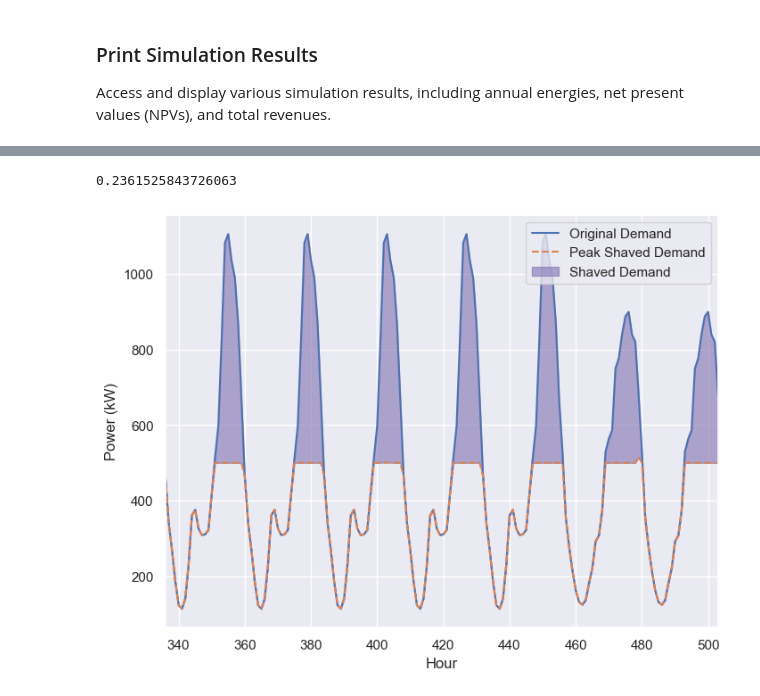
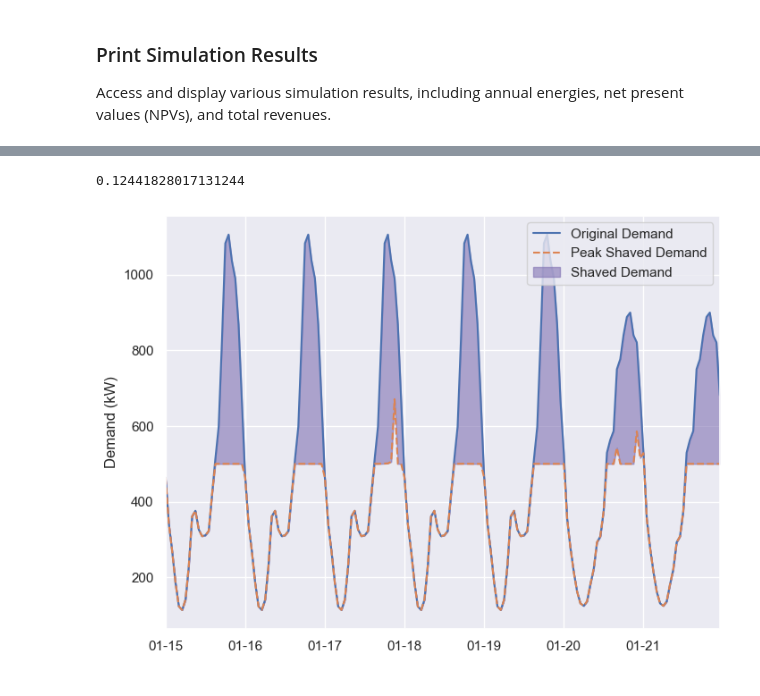
Before and after one commit to camirmas/HOPP, a Jupyter notebook: ev/notebooks/ev-load-following-battery.ipynb, the cells around one changed output, grey strips where cells are left out. Cells and saved outputs as stored; diff of their text form; code cells hidden in the pictures.

```diff
--- a/ev/notebooks/ev-load-following-battery.ipynb
+++ b/ev/notebooks/ev-load-following-battery.ipynb
@@ -113,7 +117,7 @@ To generate the HOPP Model, instantiate the `HoppInterface` class and supply the
 
 `HOPPInterface` is capable of handling dictionary input as well as class instances. Here we demonstrate this by loading the YAML file as a dict, modifying it to include our site information, then passing it as an argument to `HoppInterface`. This is useful for programmatic configuration of simulation configs.
 # %%
-case = get_best_case("sweep_battery")
+case = get_best_case("sweep_battery_2")
 
 case
 # %% [output]
@@ -239,0 +241,26 @@ np.mean(hybrid_plant.grid.missed_load[:8760])
+# %%
+fig, axes = plt.subplots(1, 2, figsize=(12, 6))
+fig.tight_layout()
+fig.subplots_adjust(wspace=.25)
+
+axes[0].xaxis.set_major_locator(mdates.DayLocator(interval=1))
+axes[0].xaxis.set_major_formatter(mdates.DateFormatter('%m-%d'))
+
+axes[1].xaxis.set_major_locator(mdates.DayLocator(interval=1))
+axes[1].xaxis.set_major_formatter(mdates.DateFormatter('%m-%d'))
+
+axes[0].plot(dates[start:end], hybrid_plant.pv.generation_profile[start:end], label="PV")
+axes[0].plot(dates[start:end], hybrid_plant.wind.generation_profile[start:end], label="Wind")
+
+axes[0].set_xmargin(0)
+axes[0].set_title("Generation")
+axes[0].set_ylabel("kW")
+axes[0].legend(loc="upper right")
+
+axes[1].plot(dates[start:end], res_df["battery"][start:end])
+
+axes[1].set_title("Battery")
+axes[1].set_ylabel("Power (MW)")
+axes[1].set_xmargin(0)
+
+figs["generation_and_battery"] = fig
@@ -240,34 +269,36 @@ np.mean(hybrid_plant.grid.missed_load[:8760])
 # %%
 hybrid_plant.grid.missed_load_percentage
 # %% [output]
-0.2361525843726063
+0.12441828017131244
 # %%
 fig, ax = plt.subplots(figsize=(8, 6))
 
 x = np.arange(8760)
 y = np.array(hybrid_plant.generation_profile["hybrid"]) / 1000
 
-ax.plot(x[start:end], res_df["ev_load"][start:end], label="Original Demand")
-ax.plot(x[start:end], res_df["y_peak_shaved"][start:end], linestyle="dashed", label="Peak Shaved Demand")
+ax.xaxis.set_major_locator(mdates.DayLocator(interval=1))
+ax.xaxis.set_major_formatter(mdates.DateFormatter('%m-%d'))
+
+ax.plot(dates[start:end], res_df["ev_load"][start:end], label="Original Demand")
+ax.plot(dates[start:end], res_df["y_peak_shaved"][start:end], linestyle="dashed", label="Peak Shaved Demand")
 
 ax.fill_between(
-    x[start:end],
+    dates[start:end],
     res_df["y_peak_shaved"][start:end],
     res_df["ev_load"][start:end],
     label="Shaved Demand",
     color="C4",
     alpha=.6
 )
 
-ax.set_xlabel("Hour")
-ax.set_ylabel("Power (kW)")
+ax.set_ylabel("Demand (kW)")
 ax.set_xmargin(0)
 
 ax.legend()
 
 figs["peak_shaving_results"] = fig
 # %% [output]
-[figure, old version]
+[figure, new version]
 # %%
 fig, ax = plt.subplots(figsize=(8, 6))
 
```
Also changed, not shown: parts of 16 cells of this notebook, 32 other files.
